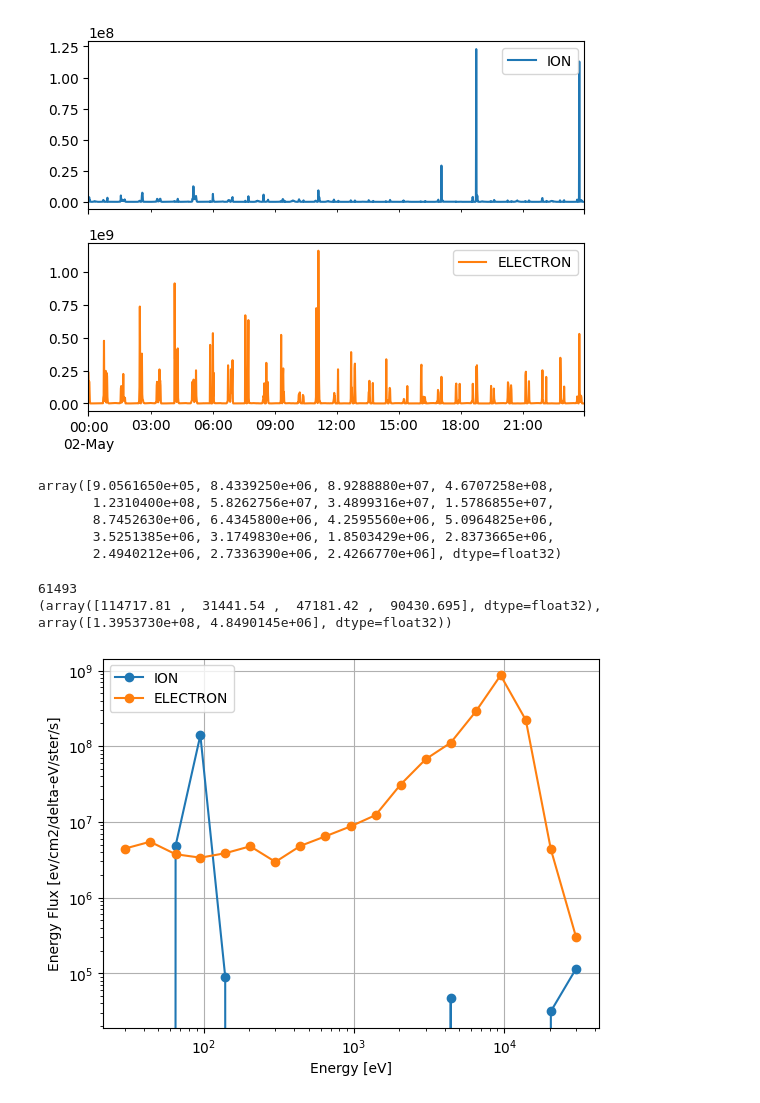
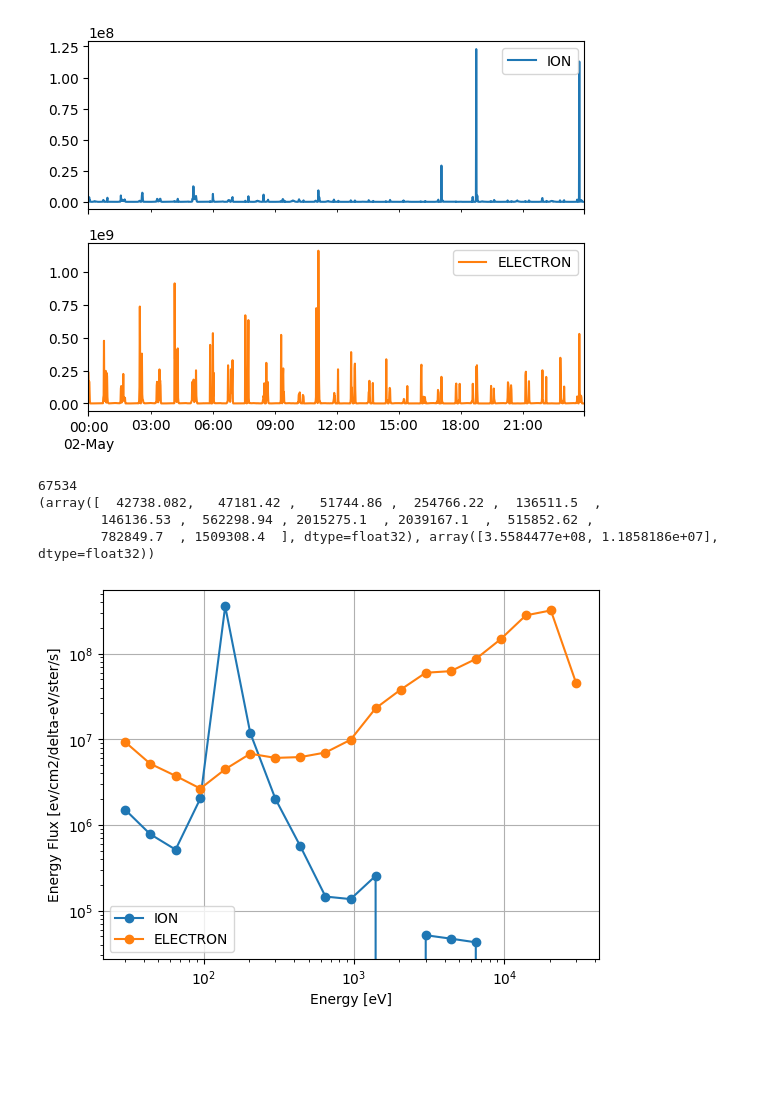
Before and after one commit to umeyuu/Prediction-of-Satellite-Potential-Using-Solar-Wind-Data, a Jupyter notebook: satelite_data.ipynb, the cells around one changed output. Drawn from its saved outputs; the diff is of its cells as text; code cells hidden in the pictures; blank space fills up the shorter version.

```diff
--- a/satelite_data.ipynb
+++ b/satelite_data.ipynb
@@ -129,7 +129,7 @@ def detect_charge(ion, electron):
     alpha = 0.01
     charge_id = []
     for i, ele in enumerate(electron):
-        if any(ele[:4] > 1e8):
+        if any(ele[:3] > 1e8):
             check_id_list.append(i)
 
     for i in check_id_list:
@@ -142,22 +142,16 @@ def detect_charge(ion, electron):
     return charge_id
 # %%
 ind = detect_charge(ion ,ele)
-# %%
-ele[61495]
-# %% [output]
-array([9.0561650e+05, 8.4339250e+06, 8.9288880e+07, 4.6707258e+08,
-       1.2310400e+08, 5.8262756e+07, 3.4899316e+07, 1.5786855e+07,
-       8.7452630e+06, 6.4345800e+06, 4.2595560e+06, 5.0964825e+06,
-       3.5251385e+06, 3.1749830e+06, 1.8503429e+06, 2.8373665e+06,
-       2.4940212e+06, 2.7336390e+06, 2.4266770e+06], dtype=float32)
 # %%
-id = ind[4]
+id = ind[16]
 a = ion[id][ion[id] > 0]
 alpha = 0.01
 print(id)
 print(smirnov_grubbs(a, alpha))
 plot_fig(id, ion, ele)
 # %% [output]
-61493
-(array([114717.81 ,  31441.54 ,  47181.42 ,  90430.695], dtype=float32), array([1.3953730e+08, 4.8490145e+06], dtype=float32))
+67534
+(array([  42738.082,   47181.42 ,   51744.86 ,  254766.22 ,  136511.5  ,
+        146136.53 ,  562298.94 , 2015275.1  , 2039167.1  ,  515852.62 ,
+        782849.7  , 1509308.4  ], dtype=float32), array([3.5584477e+08, 1.1858186e+07], dtype=float32))
-[figure, old version]
+[figure, new version]
```
Also changed, not shown: parts of 9 cells of this notebook.
